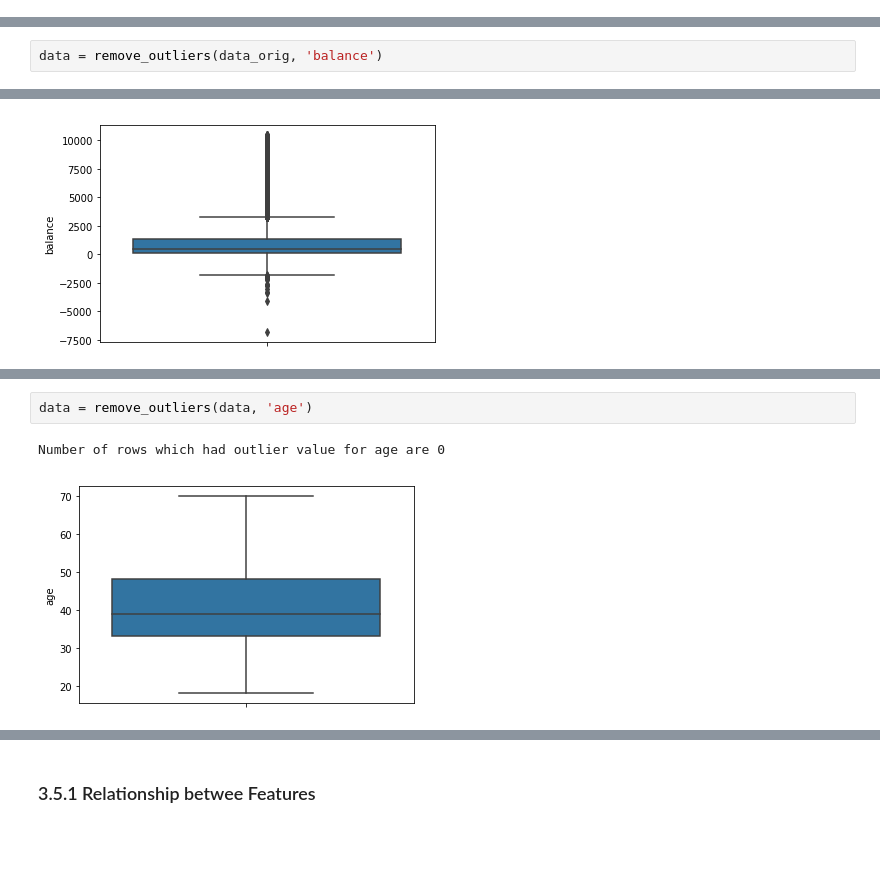
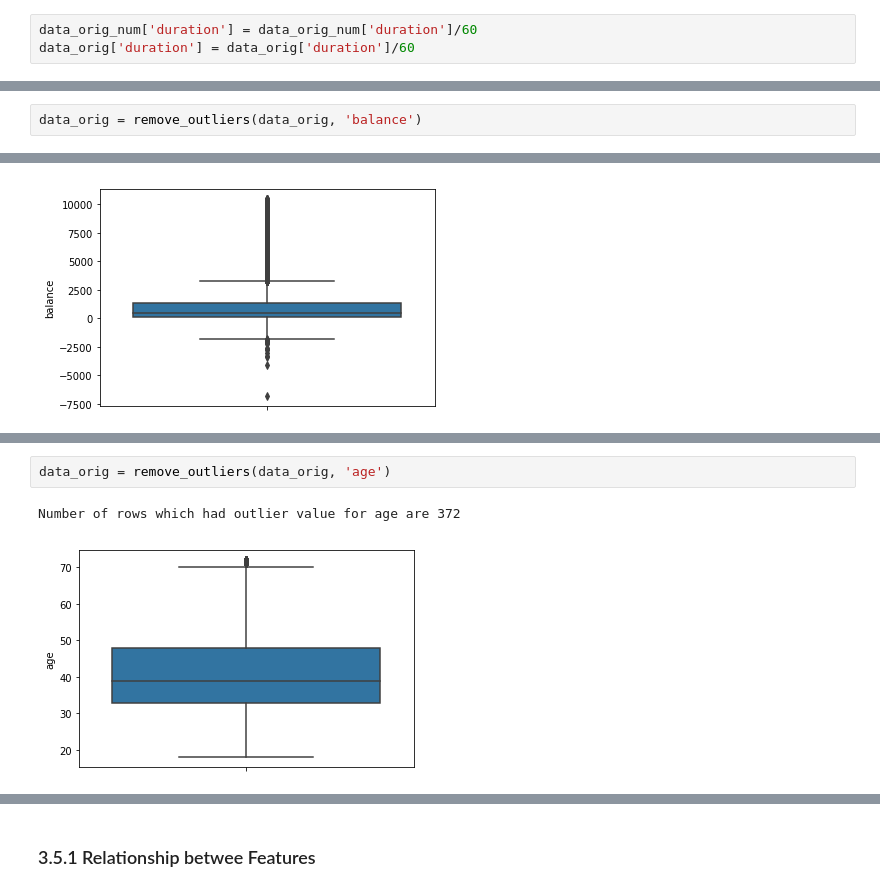
Before and after one commit to rsjain1978/ensemble-ml-systems, a Jupyter notebook: direct-marketing-compaign-bank/compaign.ipynb, the cells around one changed output, grey strips where cells are left out. Cells and saved outputs as stored; diff of their text form; blank space fills up the shorter version.

```diff
--- a/direct-marketing-compaign-bank/compaign.ipynb
+++ b/direct-marketing-compaign-bank/compaign.ipynb
@@ -100,0 +183,3 @@ Median value of previous is 0
+# %%
+data_orig_num['duration'] = data_orig_num['duration']/60
+data_orig['duration'] = data_orig['duration']/60
@@ -129,7 +220,7 @@ def remove_outliers (df, feature_name):
 
     return df
 # %%
-data = remove_outliers(data_orig, 'balance')
+data_orig = remove_outliers(data_orig, 'balance')
 # %% [output]
 Number of rows which had outlier value for balance are 745
 [figure]
@@ -142,7 +233,7 @@ sns.boxplot(data_orig['age'], orient='v')
 <matplotlib.axes._subplots.AxesSubplot at 0x...>
 [figure]
 # %%
-data = remove_outliers(data, 'age')
+data_orig = remove_outliers(data_orig, 'age')
 # %% [output]
-Number of rows which had outlier value for age are 0
+Number of rows which had outlier value for age are 372
-[figure, old version]
+[figure, new version]
```
Also changed, not shown: parts of 57 cells of this notebook.
